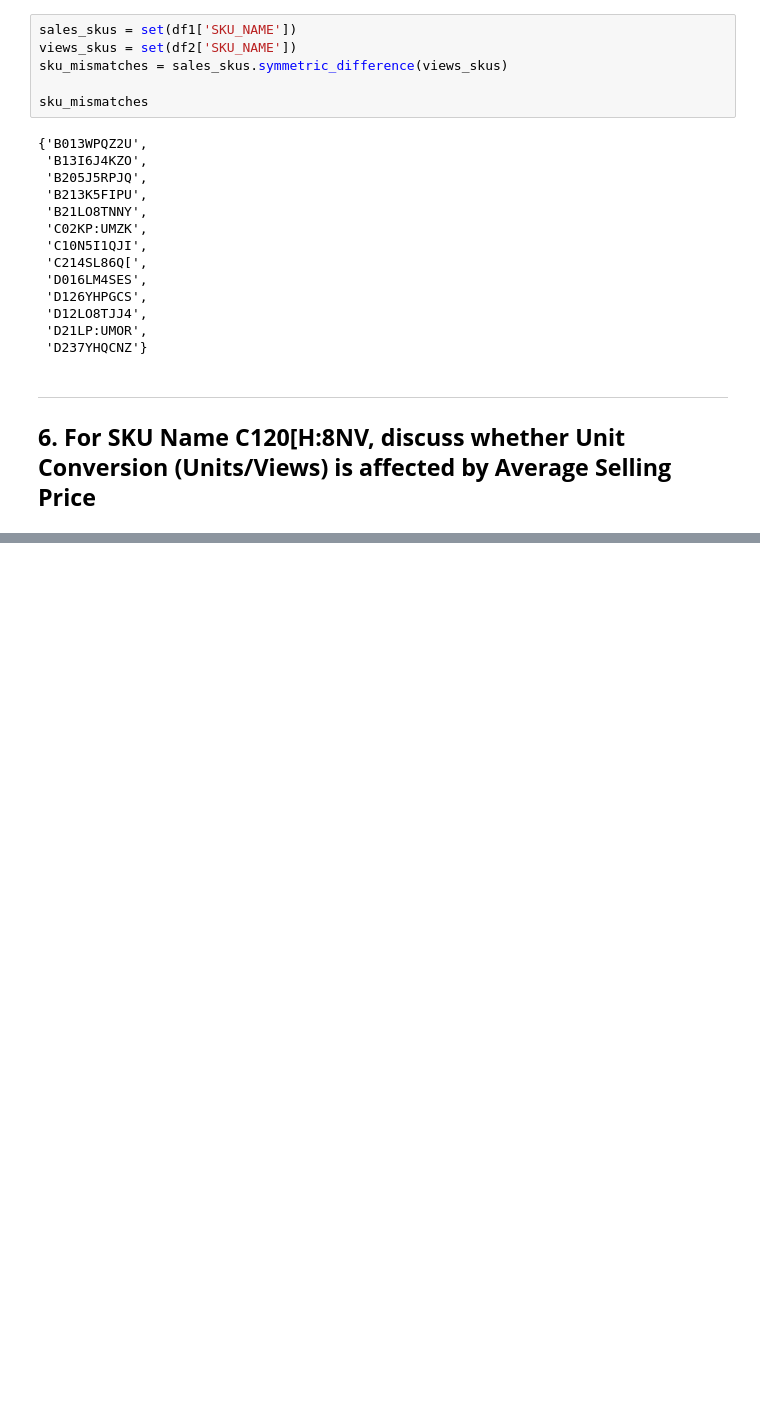
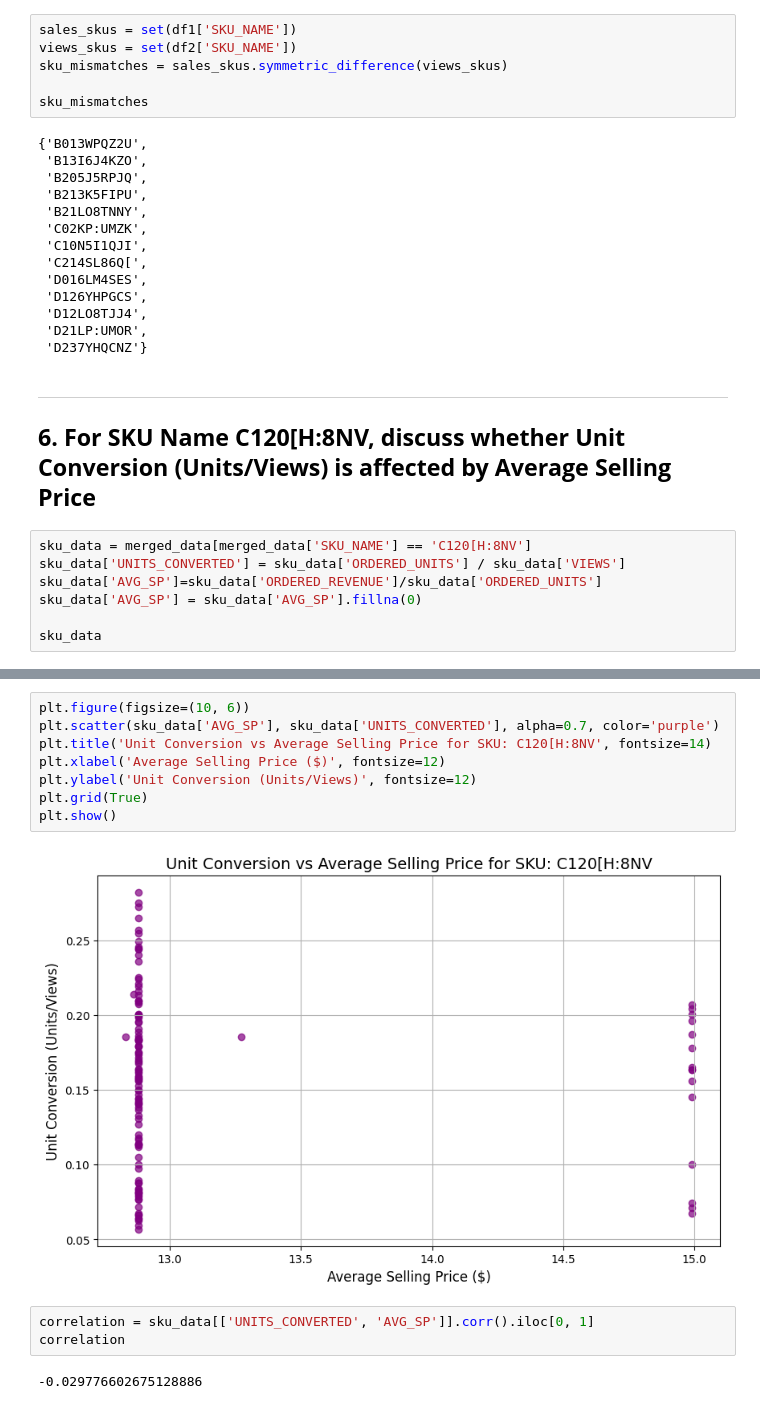
Before and after one commit to mohithsaran/GurujiAstroAssignment, a Jupyter notebook: Sales_Analytics.ipynb, the cells around one changed output, grey strips where cells are left out. Saved outputs shown, nothing was run; the diff lists cells and outputs as text; blank space fills up the shorter version.

```diff
--- a/Sales_Analytics.ipynb
+++ b/Sales_Analytics.ipynb
@@ -846,3 +846,10 @@ sku_mismatches
 # %% [markdown]
 ---
 ## **6. For SKU Name C120[H:8NV, discuss whether Unit Conversion (Units/Views) is affected by Average Selling Price**
+# %%
+sku_data = merged_data[merged_data['SKU_NAME'] == 'C120[H:8NV']
+sku_data['UNITS_CONVERTED'] = sku_data['ORDERED_UNITS'] / sku_data['VIEWS']
+sku_data['AVG_SP']=sku_data['ORDERED_REVENUE']/sku_data['ORDERED_UNITS']
+sku_data['AVG_SP'] = sku_data['AVG_SP'].fillna(0)
+
+sku_data
@@ -848,0 +885,15 @@ sku_mismatches
+# %%
+plt.figure(figsize=(10, 6))
+plt.scatter(sku_data['AVG_SP'], sku_data['UNITS_CONVERTED'], alpha=0.7, color='purple')
+plt.title('Unit Conversion vs Average Selling Price for SKU: C120[H:8NV', fontsize=14)
+plt.xlabel('Average Selling Price ($)', fontsize=12)
+plt.ylabel('Unit Conversion (Units/Views)', fontsize=12)
+plt.grid(True)
+plt.show()
+# %% [output]
+[figure, added]
+# %%
+correlation = sku_data[['UNITS_CONVERTED', 'AVG_SP']].corr().iloc[0, 1]
+correlation
+# %% [output]
+-0.029776602675128886
```
Also changed, not shown: parts of 3 cells of this notebook.
